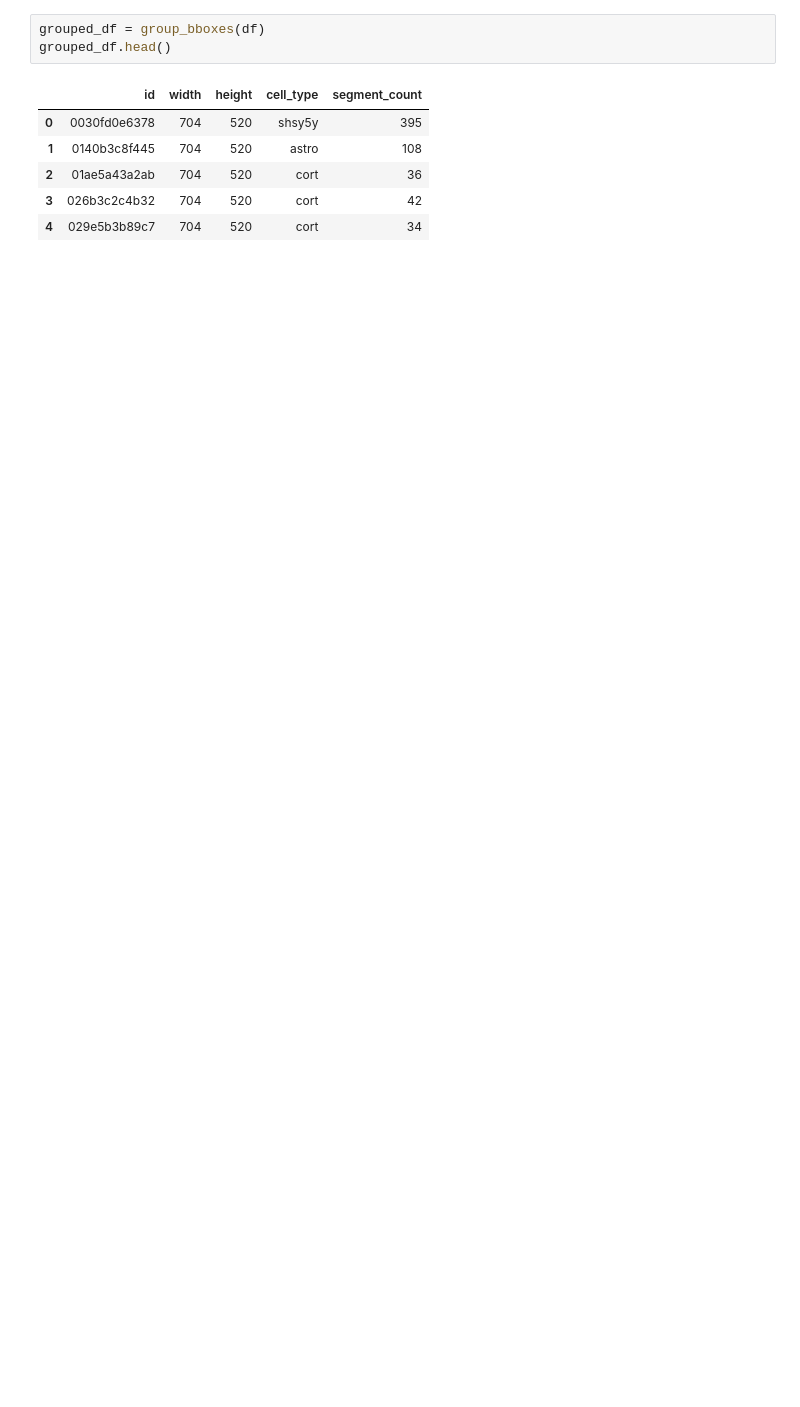
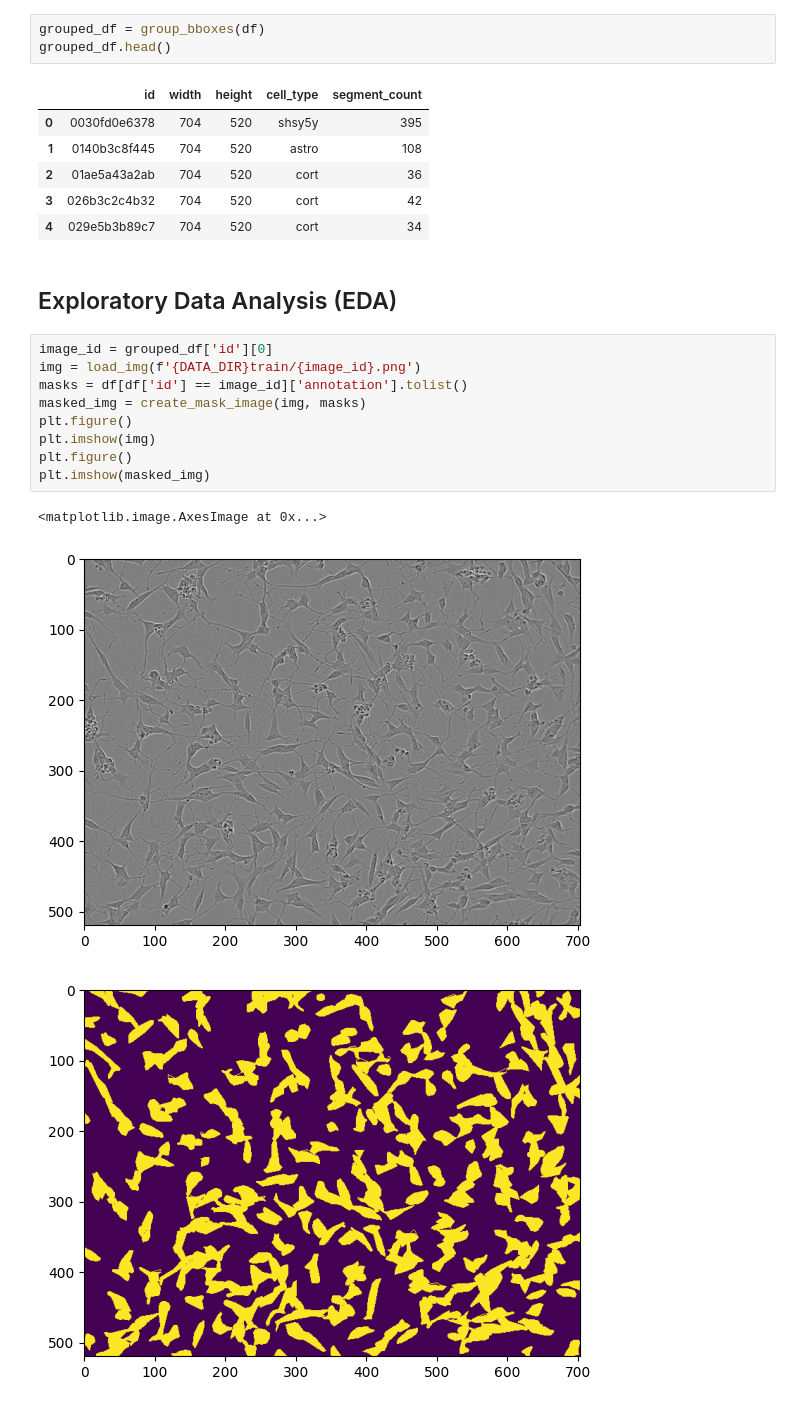
Before and after one commit to atsss/kaggle_notebook, a Jupyter notebook: notebooks/segmentation_with_unet.ipynb, the cells around one changed output. Drawn from its saved outputs; the diff is of its cells as text; blank space fills up the shorter version.

```diff
--- a/notebooks/segmentation_with_unet.ipynb
+++ b/notebooks/segmentation_with_unet.ipynb
@@ -238,3 +238,18 @@ grouped_df.head()
 | 2 | 01ae5a43a2ab | 704 | 520 | cort | 36 |
 | 3 | 026b3c2c4b32 | 704 | 520 | cort | 42 |
 | 4 | 029e5b3b89c7 | 704 | 520 | cort | 34 |
+# %% [markdown]
+## Exploratory Data Analysis (EDA)
+# %%
+image_id = grouped_df['id'][0]
+img = load_img(f'{DATA_DIR}train/{image_id}.png')
+masks = df[df['id'] == image_id]['annotation'].tolist()
+masked_img = create_mask_image(img, masks)
+plt.figure()
+plt.imshow(img)
+plt.figure()
+plt.imshow(masked_img)
+# %% [output]
+<matplotlib.image.AxesImage at 0x...>
+[figure, added]
+[figure, added]
```
Also changed, not shown: parts of 3 cells of this notebook.
